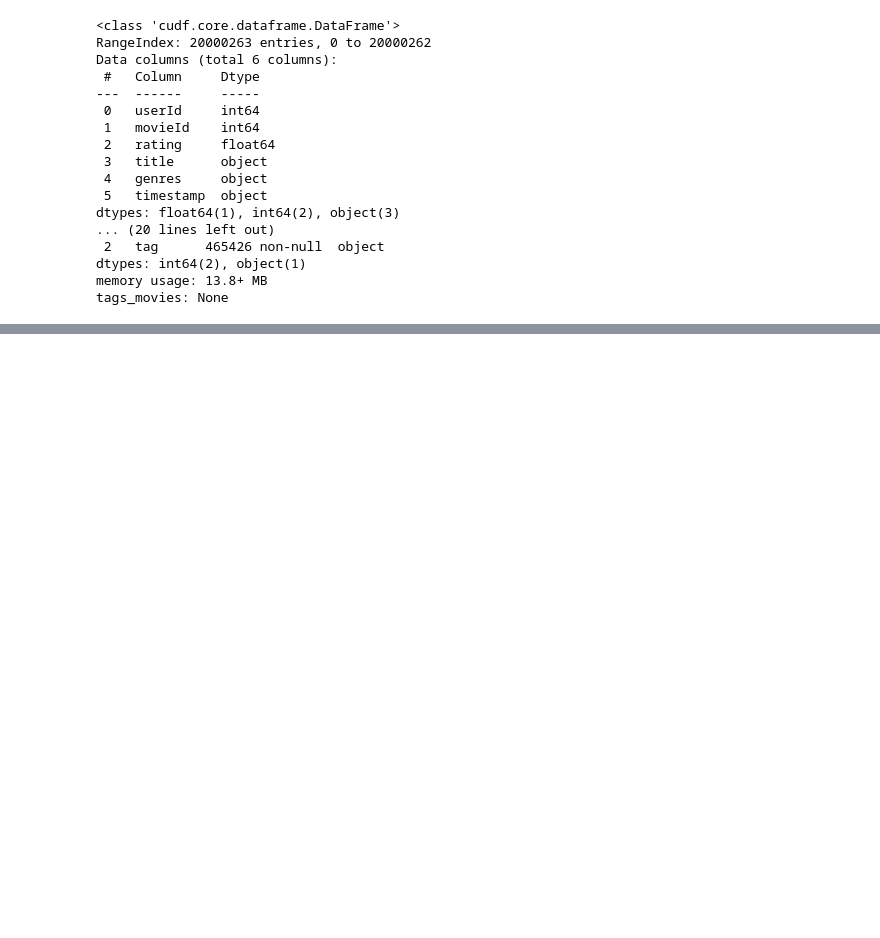
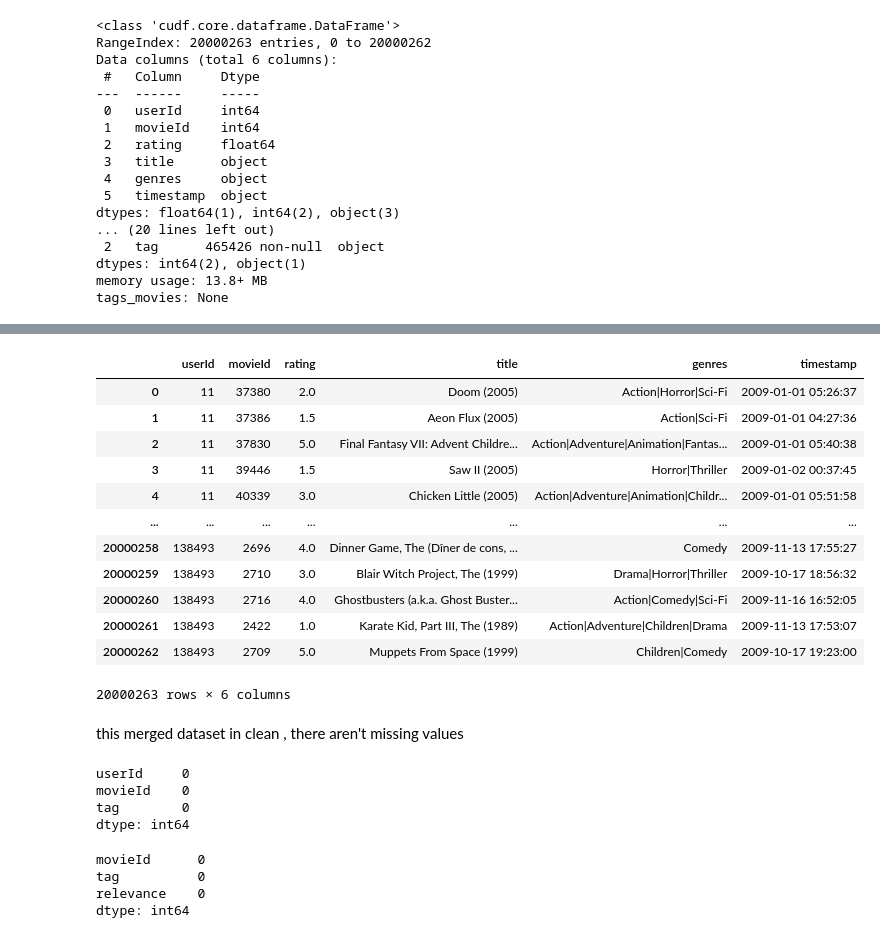
Before and after one commit to CamillaMilli/ADM-HMW1, a Jupyter notebook: DataPreparation.ipynb, the cells around one changed output, grey strips where cells are left out. Drawn from its saved outputs; the diff is of its cells as text; code cells hidden in the pictures; blank space fills up the shorter version.

```diff
--- a/DataPreparation.ipynb
+++ b/DataPreparation.ipynb
@@ -211,0 +227,32 @@ tags_movies: None
+# %%
+ratings_movies.drop_duplicates()
+# %% [output]
+|  | userId | movieId | rating | title | genres | timestamp |
+| 0 | 11 | 37380 | 2.0 | Doom (2005) | Action|Horror|Sci-Fi | 2009-01-01 05:26:37 |
+| 1 | 11 | 37386 | 1.5 | Aeon Flux (2005) | Action|Sci-Fi | 2009-01-01 04:27:36 |
+| 2 | 11 | 37830 | 5.0 | Final Fantasy VII: Advent Childre... | Action|Adventure|Animation|Fantas... | 2009-01-01 05:40:38 |
+| 3 | 11 | 39446 | 1.5 | Saw II (2005) | Horror|Thriller | 2009-01-02 00:37:45 |
+| 4 | 11 | 40339 | 3.0 | Chicken Little (2005) | Action|Adventure|Animation|Childr... | 2009-01-01 05:51:58 |
+| ... | ... | ... | ... | ... | ... | ... |
+| 20000258 | 138493 | 2696 | 4.0 | Dinner Game, The (Dîner de cons, ... | Comedy | 2009-11-13 17:55:27 |
+| 20000259 | 138493 | 2710 | 3.0 | Blair Witch Project, The (1999) | Drama|Horror|Thriller | 2009-10-17 18:56:32 |
+| 20000260 | 138493 | 2716 | 4.0 | Ghostbusters (a.k.a. Ghost Buster... | Action|Comedy|Sci-Fi | 2009-11-16 16:52:05 |
+| 20000261 | 138493 | 2422 | 1.0 | Karate Kid, Part III, The (1989) | Action|Adventure|Children|Drama | 2009-11-13 17:53:07 |
+| 20000262 | 138493 | 2709 | 5.0 | Muppets From Space (1999) | Children|Comedy | 2009-10-17 19:23:00 |
+20000263 rows × 6 columns
+# %% [markdown]
+this merged dataset in clean , there aren't missing values
+# %%
+tags_movies.isnull().sum()
+# %% [output]
+userId     0
+movieId    0
+tag        0
+dtype: int64
+# %%
+genome_data.isnull().sum()
+# %% [output]
+movieId      0
+tag          0
+relevance    0
+dtype: int64
```
Also changed, not shown: parts of 17 cells of this notebook.
